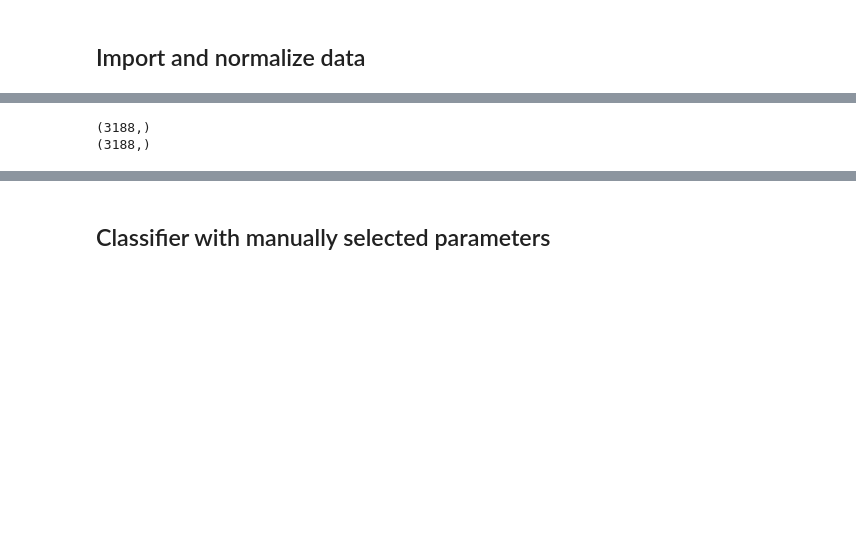
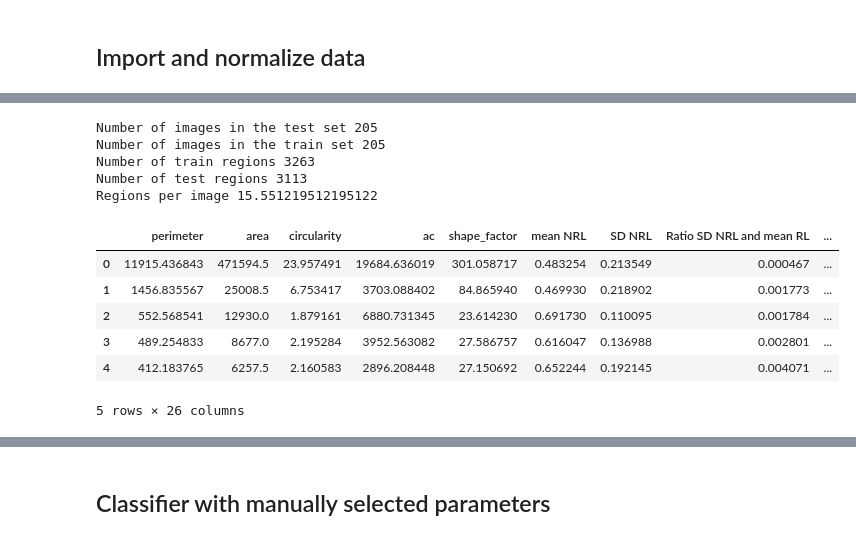
Before and after one commit to OlehKSS/IMMAS, a Jupyter notebook: examples/Random_Forests_ROC.ipynb, the cells around one changed output, grey strips where cells are left out. Saved outputs shown, nothing was run; the diff lists cells and outputs as text; code cells hidden in the pictures; blank space fills up the shorter version.

```diff
--- a/examples/Random_Forests_ROC.ipynb
+++ b/examples/Random_Forests_ROC.ipynb
@@ -41,22 +107,47 @@ data.sample(5)
-# %%
-#specify feature and target
-Feature = data.drop(['class_id', 'Unnamed: 0'], axis=1)
-Target  = data['class_id']
-
-# shuffle the dataset
-X = Feature.as_matrix()
-y = Target.as_matrix()
-X, y = shuffle(X, y, random_state=None)
-
-#standardize data (mean = 0)
-X = preprocessing.robust_scale(X)
-
-# Split the dataset in two equal parts
-X_train, X_test, y_train, y_test = train_test_split(
-    X, y, test_size=0.5, random_state=0)
-
-print(y_train.shape)
-print(y_test.shape)
-# %% [output]
-(3188,)
-(3188,)
+# %%
+NUMBER_OF_IMGS = 410
+NUMBER_OF_MASSES = 107
+test_set_perc = 0.5
+# Loading of data and splitting in groups according to images
+# Regions of the same image will stay in the same Pandas Dataframe in the end (dataset_df1 or dataset_df2)
+
+# without lbp
+file_path = "feature-tables/train-data_1527086478.csv"
+
+data = pd.read_csv(file_path, index_col=0)
+data_per_imgfile = list(data['img_name'].unique())
+np.random.shuffle(data_per_imgfile)
+
+test_set_len = int(test_set_perc * len(data_per_imgfile))
+print(f"Number of images in the test set {test_set_len}")
+
+train_imgs = data_per_imgfile[test_set_len:]
+test_imgs = data_per_imgfile[:test_set_len]
+print(f"Number of images in the train set {len(train_imgs)}")
+
+# sampling of the original data set according to images in train/test subsets
+data_train = data[data["img_name"].isin(train_imgs)]
+data_test = data[data["img_name"].isin(test_imgs)]
+print(f"Number of train regions {len(data_train)}")
+print(f"Number of test regions {len(data_test)}")
+
+
+# average number of ROIs per image
+# we need to do simple averaging since mass images have fprs as well
+reg_per_img = len(data)/(NUMBER_OF_IMGS)
+print(f"Regions per image {reg_per_img}")
+
+data_train.head()
+# %% [output]
+Number of images in the test set 205
+Number of images in the train set 205
+Number of train regions 3263
+Number of test regions 3113
+Regions per image 15.551219512195122
+|  | perimeter | area | circularity | ac | shape_factor | mean NRL | SD NRL | Ratio SD NRL and mean RL | ... |
+| 0 | 11915.436843 | 471594.5 | 23.957491 | 19684.636019 | 301.058717 | 0.483254 | 0.213549 | 0.000467 | ... |
+| 1 | 1456.835567 | 25008.5 | 6.753417 | 3703.088402 | 84.865940 | 0.469930 | 0.218902 | 0.001773 | ... |
+| 2 | 552.568541 | 12930.0 | 1.879161 | 6880.731345 | 23.614230 | 0.691730 | 0.110095 | 0.001784 | ... |
+| 3 | 489.254833 | 8677.0 | 2.195284 | 3952.563082 | 27.586757 | 0.616047 | 0.136988 | 0.002801 | ... |
+| 4 | 412.183765 | 6257.5 | 2.160583 | 2896.208448 | 27.150692 | 0.652244 | 0.192145 | 0.004071 | ... |
+5 rows × 26 columns
```
Also changed, not shown: parts of 15 cells of this notebook, 2 other files.
